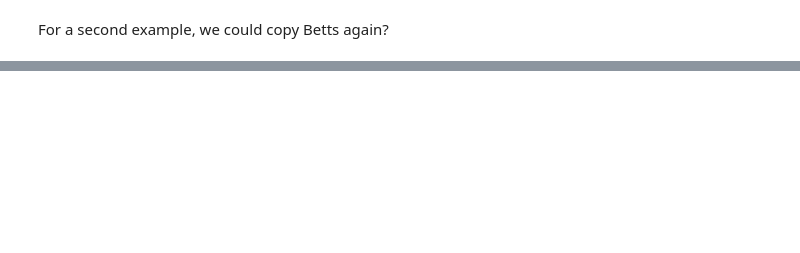
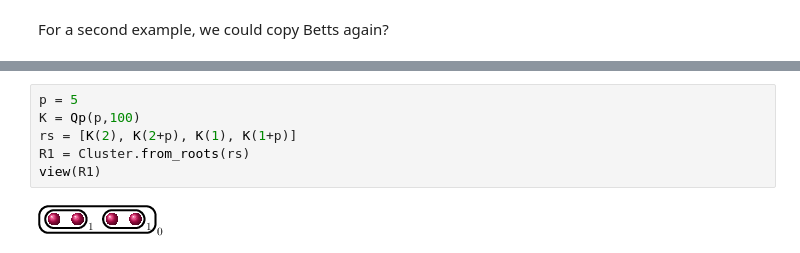
Before and after one commit to alexjbest/cluster-pictures, a Jupyter notebook: clusters-with-variables.ipynb, the cells around one changed output, grey strips where cells are left out. Drawn from its saved outputs; the diff is of its cells as text; blank space fills up the shorter version.

```diff
--- a/clusters-with-variables.ipynb
+++ b/clusters-with-variables.ipynb
@@ -56,0 +181,8 @@ For a second example, we could copy Betts again?
+# %%
+p = 5
+K = Qp(p,100)
+rs = [K(2), K(2+p), K(1), K(1+p)]
+R1 = Cluster.from_roots(rs)
+view(R1)
+# %% [output]
+[figure, added]
```
Also changed, not shown: parts of 29 cells of this notebook, 1 other file.
